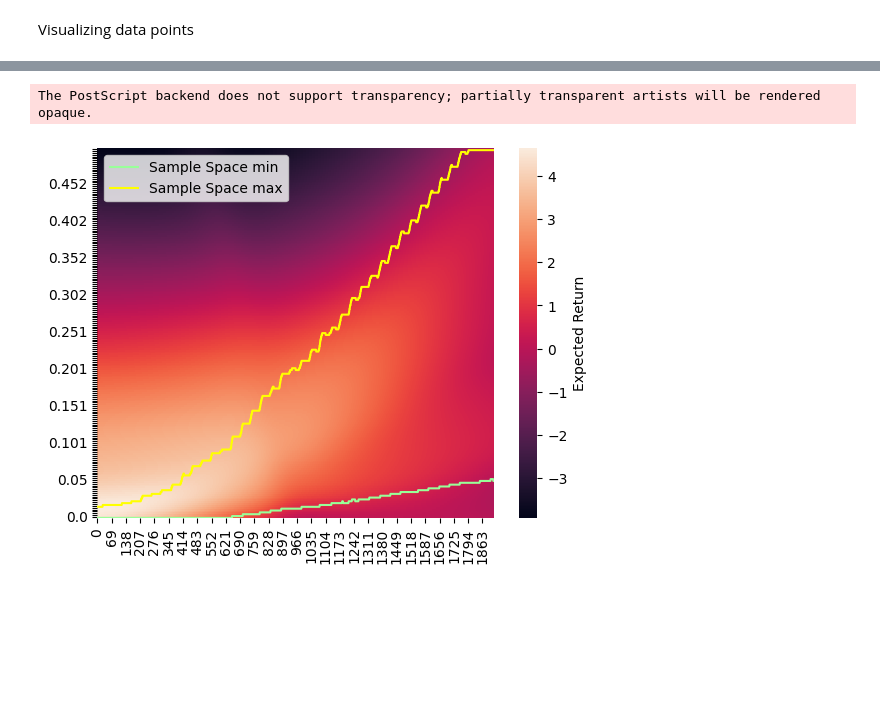
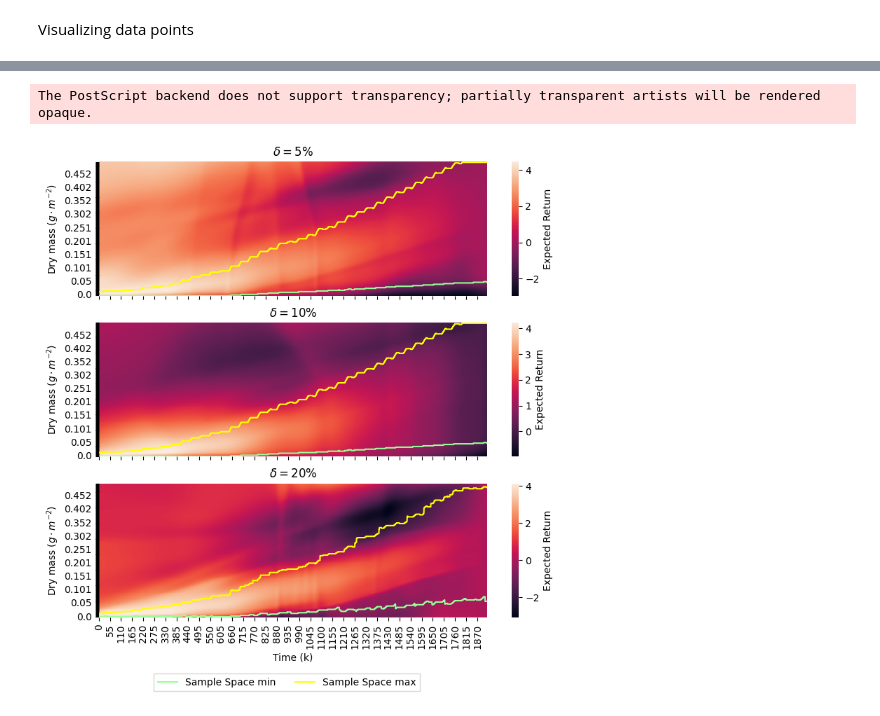
Before and after one commit to mharraway/RL-MPC-for-autonomous-greenhouse-control, a Jupyter notebook: vf_TR_learning.ipynb, the cells around one changed output, grey strips where cells are left out. Drawn from its saved outputs; the diff is of its cells as text; code cells hidden in the pictures; blank space fills up the shorter version.

```diff
--- a/vf_TR_learning.ipynb
+++ b/vf_TR_learning.ipynb
@@ -2,6 +2,6 @@
 from SHARED.vf_TR_class import *
 import seaborn as sns
 
-model_path = "models/SAC/deterministic/best_model_agent_11_abs.zip"
-env_path   = "models/SAC/deterministic/vecNormEnv_agent_11_abs.pkl"
+model_path = "models/SAC/stochastic/scale_0.2/best_model.zip"
+env_path   = "models/SAC/stochastic/scale_0.2/vecNormEnv.pkl"
 # %% [output]
@@ -15,9 +15,7 @@ To enable the following instructions: AVX2 AVX_VNNI FMA, in other operations, re
 # %%
 
-my_value_function = value_function_TR(input_dim=12,hidden_dim=128,learning_rate=1e-3,batch_size=128)
-# data_points,trajectories = my_value_function.sim_with_mpc(num_traj=30,spread=0.1)
-
-data_points,trajectories = my_value_function.sim_with_agent(num_traj=1000,spread=0.5,model_path=model_path, env_path=env_path)
+my_value_function = value_function_TR(input_dim=12,hidden_dim=128,learning_rate=1e-3,batch_size=128,reduced= True)
+data_points,trajectories = my_value_function.sim_with_agent(num_traj=1000,spread=0.5,model_path=model_path, env_path=env_path, stochastic = True)
 # %% [markdown]
 Visualizing data points
 # %%
@@ -114,8 +138,10 @@ save_path = "models/VF/Deterministic/agent_11_tr_deep_less.zip"
 torch.save (my_vf.neural_net,save_path)
 # %%
-my_vf = value_function_TR(input_dim=2,hidden_dim=128,learning_rate=1e-3,batch_size=1024)
-my_vf.neural_net = torch.load("models/VF/Deterministic/agent_11_abs_tr_shallow_full.zip")
-Y_log,_ = my_vf.test_with_agent(test_episodes=1,spread=0.5)
+model_path = "models/SAC/deterministic/best_model_agent_11_abs.zip"
+env_path   = "models/SAC/deterministic/vecNormEnv_agent_11_abs.pkl"
+my_vf = value_function_TR(input_dim=2,hidden_dim=128,learning_rate=1e-3,batch_size=1024,reduced= True)
+my_vf.neural_net = torch.load("models/VF/Deterministic/agent_0.2_tr_deep_reduced.zip")
+Y_log,_,_,_ = my_vf.test_with_agent(test_episodes=1,spread=0.5, model_path=model_path, env_path=env_path, stochastic=False)
 y1_main = Y_log[:,0]
 # %% [output]
 ----------------------------  -----------
@@ -165,55 +327,97 @@ env_norm.training = False
 
 bounds_min, bounds_max = [],[]
 def vf_heatmap():
-    vf_grid = np.zeros((len(growth_range),max_steps))
+    vf_grid1 = np.zeros((len(growth_range),max_steps))
+    vf_grid2 = np.zeros((len(growth_range),max_steps))
+    vf_grid3 = np.zeros((len(growth_range),max_steps))
     for i in range(max_steps):
         bounds_min.append( (y1_main[i]*(1-0.8) - 0.01)*1000)
         bounds_max.append( (y1_main[i]*(1+0.7) + 0.01)*1000)
-        y_min = y1_main[i]*(1-0.8) - 0.01
-        y_max = y1_main[i]*(1+0.7) + 0.01
+        # y_min = y1_main[i]*(1-0.8) - 0.01
+        # y_max = y1_main[i]*(1+0.7) + 0.01
         for indx,growth in enumerate(growth_range):
 
             obs = np.array([0,1500,15,90,0.5,1,30,0,250,0.0009,10,0.006])
             obs[0] = growth
             obs[7] = i
 
 
 
             # if growth < y_max and growth> y_min:
-            obs_norm = env_norm.normalize_obs(obs)
-            obs2store = obs_norm
-            # obs2store = normalizeState(np.array([obs[0],obs[7]]),np.array([x_min[0],0]), np.array([x_max[0],max_steps]))
-            value= my_vf.evaluate_value(obs2store)
+            # obs_norm = env_norm.normalize_obs(obs)
+            # obs2store = obs_norm
+            obs2store = normalizeState(np.array([obs[0],obs[7]]),np.array([x_min[0],0]), np.array([x_max[0],max_steps]))
+            value1= my_vf1.evaluate_value(obs2store)
+            value2= my_vf2.evaluate_value(obs2store)
+            value3= my_vf3.evaluate_value(obs2store)
             # else:
             #     value = None
 
-            vf_grid[indx][i] = value
+            vf_grid1[indx][i] = value1
+            vf_grid2[indx][i] = value2
+            vf_grid3[indx][i] = value3
 
     mask = np.arange(len(growth_range)) % 20 == 0
     yticks = np.where(mask, np.round(growth_range,3), None)
 
-    ax = sns.heatmap(vf_grid, yticklabels=yticks,cbar_kws={'label': 'Expected Return'})
+
+
+    fig, axs = plt.subplots(3, 1, figsize=(8, 8),sharex=True, sharey=True)
+    ax1 = sns.heatmap(vf_grid1, yticklabels=yticks,cbar_kws={'label': 'Expected Return'},ax=axs[0])
+
+    # plt.subplot(3, 1, 1)  # 1 row, 1 column, first subplot
+    ax2 = sns.heatmap(vf_grid2, yticklabels=yticks,cbar_kws={'label': 'Expected Return'},ax=axs[1])
+
+    # plt.subplot(3, 1, 1)  # 1 row, 1 column, first subplot
+    ax3 = sns.heatmap(vf_grid3, yticklabels=yticks,cbar_kws={'label': 'Expected Return'},ax=axs[2])
     # ax.set_xlabel("Time (k)")
     # ax.set_ylabel("Drymass ($g \cdot (m^{-2})$")
 
     def find_closest_index(value, array):
         return np.abs(array - value).argmin()
 
     # Normalize and plot bounds_min and bounds_max lines
     bounds_min_indices = [find_closest_index(b, growth_range*1000) for b in bounds_min]
     bounds_max_indices = [find_closest_index(b, growth_range*1000) for b in bounds_max]
 
-    ax.plot(np.arange(max_steps), bounds_min_indices, color=(0.6, 1.0, 0.6), label='Sample Space min')
-    ax.plot(np.arange(max_steps), bounds_max_indices, color='yellow', label='Sample Space max')
+    bounds_min_indices3 = [find_closest_index(b, growth_range*1000) for b in np.array(list(min_y.values()))*1000]
+    bounds_max_indices3 = [find_closest_index(b, growth_range*1000) for b in np.array(list(max_y.values()))*1000]
+
+    ax1.plot(np.arange(max_steps), bounds_min_indices, color=(0.6, 1.0, 0.6), label='Sample Space min')
+    ax1.plot(np.arange(max_steps), bounds_max_indices, color='yellow', label='Sample Space max')
+    ax2.plot(np.arange(max_steps), bounds_min_indices, color=(0.6, 1.0, 0.6), label='Sample Space min')
+    ax2.plot(np.arange(max_steps), bounds_max_indices, color='yellow', label='Sample Space max')
+    ax3.plot(np.arange(max_steps), bounds_min_indices3, color=(0.6, 1.0, 0.6), label='Sample Space min')
+    ax3.plot(np.arange(max_steps), bounds_max_indices3, color='yellow', label='Sample Space max')
     # ax.title("$")
-    plt.legend()
+    # plt.legend()
     # ax.pl
-    ax.invert_yaxis()  # Invert y-axis on the heatmap object
-    plt.savefig('figures/shallow_full_heatmap.eps', format='eps')
-    plt.show()
+    ax1.invert_yaxis()  # Invert y-axis on the heatmap object
+    ax2.invert_yaxis()  # Invert y-axis on the heatmap object
+    ax3.invert_yaxis()  # Invert y-axis on the heatmap object
+
+    ax1.set_ylabel("Dry mass ($g \cdot m^{-2})$")
+    ax2.set_ylabel("Dry mass ($g \cdot m^{-2})$")
+    ax3.set_ylabel("Dry mass ($g \cdot m^{-2})$")
+
+    ax1.set_title ("$\delta = 5\%$")
+    ax2.set_title ("$\delta = 10\%$")
+    ax3.set_title ("$\delta = 20\%$")
+
+    ax3.set_xlabel("Time (k)")
+
+    handles, labels = ax1.get_legend_handles_labels()
+    fig.legend(handles, labels, loc='lower center', bbox_to_anchor=(0.45, -0.00), fancybox=False, shadow=False, ncol = 4)
+    plt.tight_layout()
+    fig.subplots_adjust(bottom=0.14, hspace=0.2)
 
 
+# fig, ax = plt.subplots()
 vf_heatmap()
+
+
+plt.savefig('figures/vf_heatmap_stochastic.eps', format='eps')
+plt.show()
 # %% [output]
 The PostScript backend does not support transparency; partially transparent artists will be rendered opaque.
-[figure, old version]
+[figure, new version]
```
Also changed, not shown: parts of 12 cells of this notebook, 22 other files.
